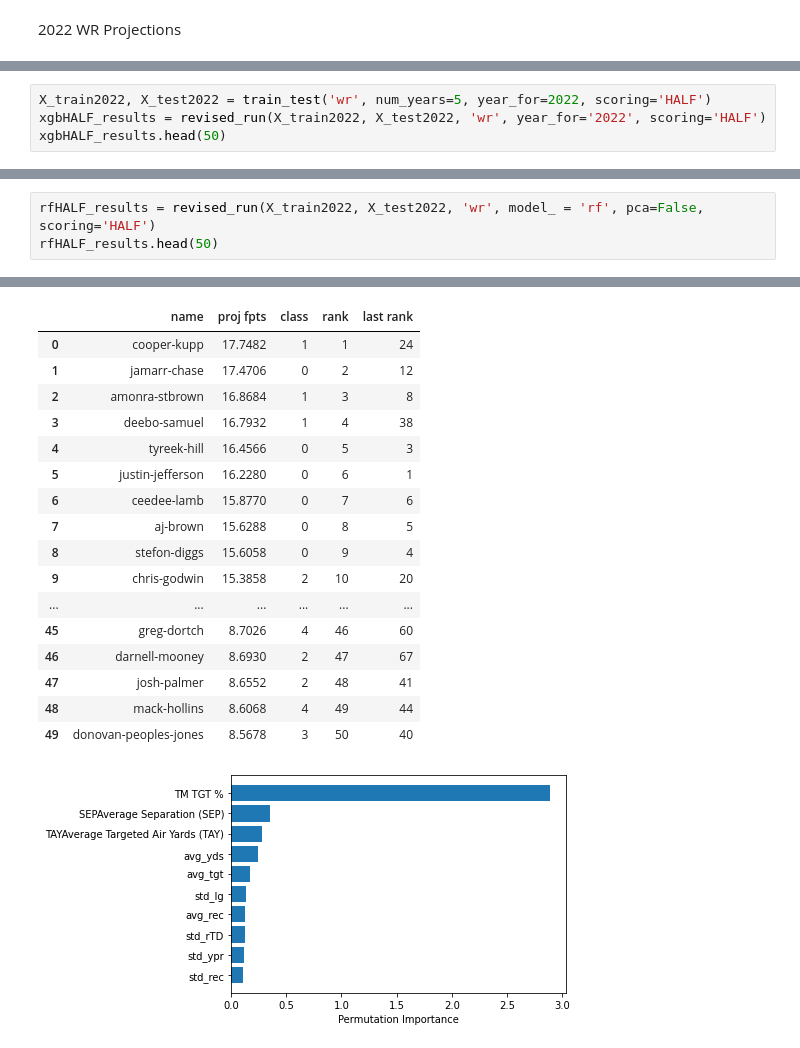
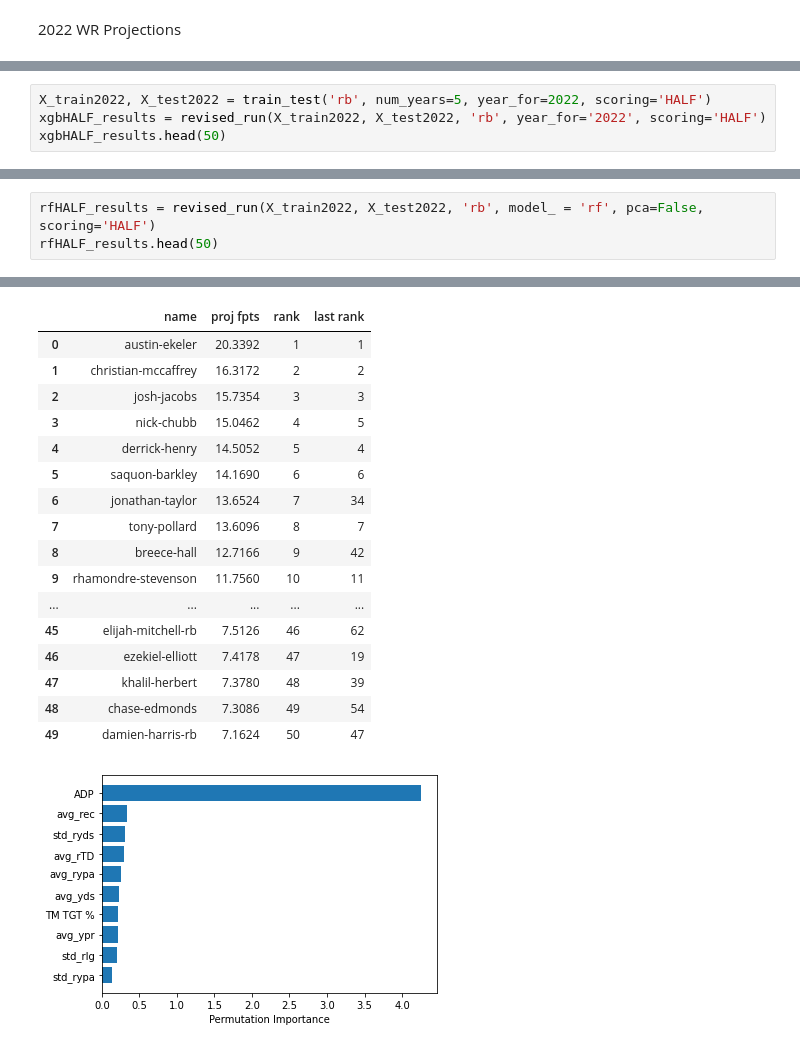
Before and after one commit to xander-abbott/fantasy_scrape, a Jupyter notebook: main_rb.ipynb, the cells around one changed output, grey strips where cells are left out. Saved outputs shown, nothing was run; the diff lists cells and outputs as text.

```diff
--- a/main_rb.ipynb
+++ b/main_rb.ipynb
@@ -124,6 +166,6 @@ iteration 5: Dimensions = (445, 2)
 # %%
-X_train2022, X_test2022 = train_test('wr', num_years=5, year_for=2022, scoring='HALF')
-xgbHALF_results = revised_run(X_train2022, X_test2022, 'wr', year_for='2022', scoring='HALF')
+X_train2022, X_test2022 = train_test('rb', num_years=5, year_for=2022, scoring='HALF')
+xgbHALF_results = revised_run(X_train2022, X_test2022, 'rb', year_for='2022', scoring='HALF')
 xgbHALF_results.head(50)
 # %% [output]
 ======= Fold 0 ========
@@ -162,5 +244,5 @@ iteration 5: Dimensions = (410, 2)
 # %%
-rfHALF_results = revised_run(X_train2022, X_test2022, 'wr', model_ = 'rf', pca=False, scoring='HALF')
+rfHALF_results = revised_run(X_train2022, X_test2022, 'rb', model_ = 'rf', pca=False, scoring='HALF')
 rfHALF_results.head(50)
 # %% [output]
 ======= Fold 0 ========
@@ -182,19 +265,19 @@ iteration 5: Dimensions = (410, 2)
-|  | name | proj fpts | class | rank | last rank |
-| 0 | cooper-kupp | 17.7482 | 1 | 1 | 24 |
-| 1 | jamarr-chase | 17.4706 | 0 | 2 | 12 |
-| 2 | amonra-stbrown | 16.8684 | 1 | 3 | 8 |
-| 3 | deebo-samuel | 16.7932 | 1 | 4 | 38 |
-| 4 | tyreek-hill | 16.4566 | 0 | 5 | 3 |
-| 5 | justin-jefferson | 16.2280 | 0 | 6 | 1 |
-| 6 | ceedee-lamb | 15.8770 | 0 | 7 | 6 |
-| 7 | aj-brown | 15.6288 | 0 | 8 | 5 |
-| 8 | stefon-diggs | 15.6058 | 0 | 9 | 4 |
-| 9 | chris-godwin | 15.3858 | 2 | 10 | 20 |
-| ... | ... | ... | ... | ... | ... |
-| 45 | greg-dortch | 8.7026 | 4 | 46 | 60 |
-| 46 | darnell-mooney | 8.6930 | 2 | 47 | 67 |
-| 47 | josh-palmer | 8.6552 | 2 | 48 | 41 |
-| 48 | mack-hollins | 8.6068 | 4 | 49 | 44 |
-| 49 | donovan-peoples-jones | 8.5678 | 3 | 50 | 40 |
+|  | name | proj fpts | rank | last rank |
+| 0 | austin-ekeler | 20.3392 | 1 | 1 |
+| 1 | christian-mccaffrey | 16.3172 | 2 | 2 |
+| 2 | josh-jacobs | 15.7354 | 3 | 3 |
+| 3 | nick-chubb | 15.0462 | 4 | 5 |
+| 4 | derrick-henry | 14.5052 | 5 | 4 |
+| 5 | saquon-barkley | 14.1690 | 6 | 6 |
+| 6 | jonathan-taylor | 13.6524 | 7 | 34 |
+| 7 | tony-pollard | 13.6096 | 8 | 7 |
+| 8 | breece-hall | 12.7166 | 9 | 42 |
+| 9 | rhamondre-stevenson | 11.7560 | 10 | 11 |
+| ... | ... | ... | ... | ... |
+| 45 | elijah-mitchell-rb | 7.5126 | 46 | 62 |
+| 46 | ezekiel-elliott | 7.4178 | 47 | 19 |
+| 47 | khalil-herbert | 7.3780 | 48 | 39 |
+| 48 | chase-edmonds | 7.3086 | 49 | 54 |
+| 49 | damien-harris-rb | 7.1624 | 50 | 47 |
-[figure, old version]
+[figure, new version]
 # %%
```
Also changed, not shown: parts of 12 cells of this notebook, 26 other files.
